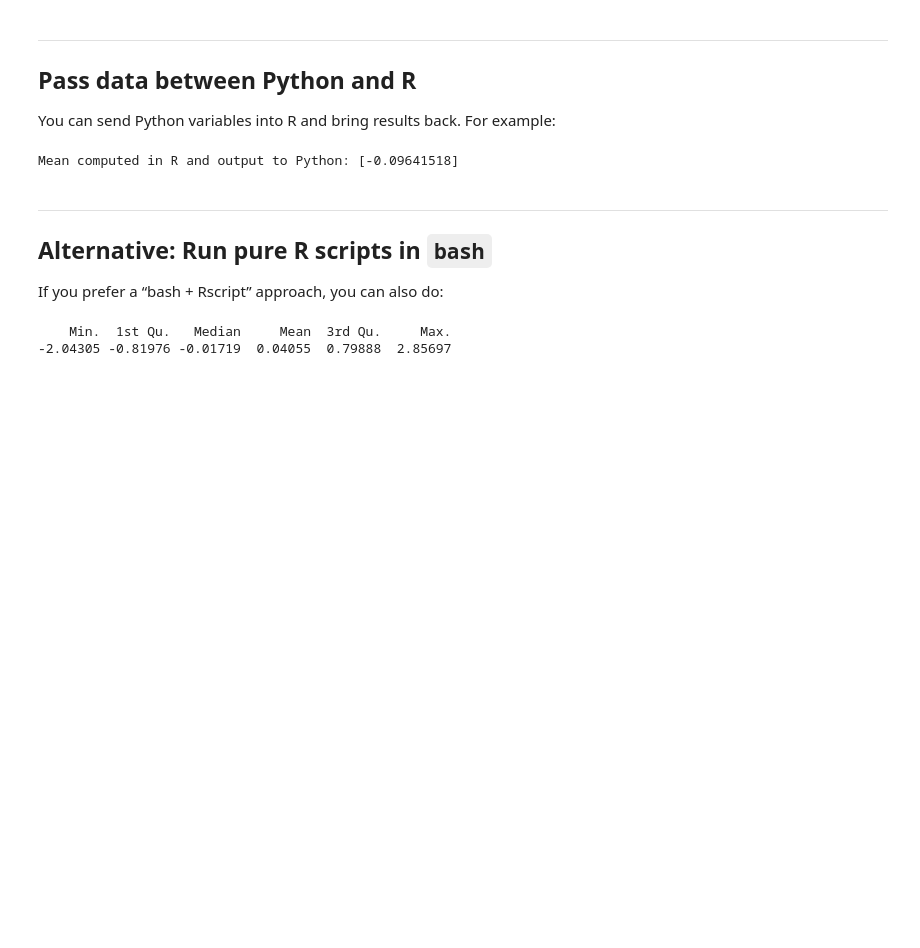
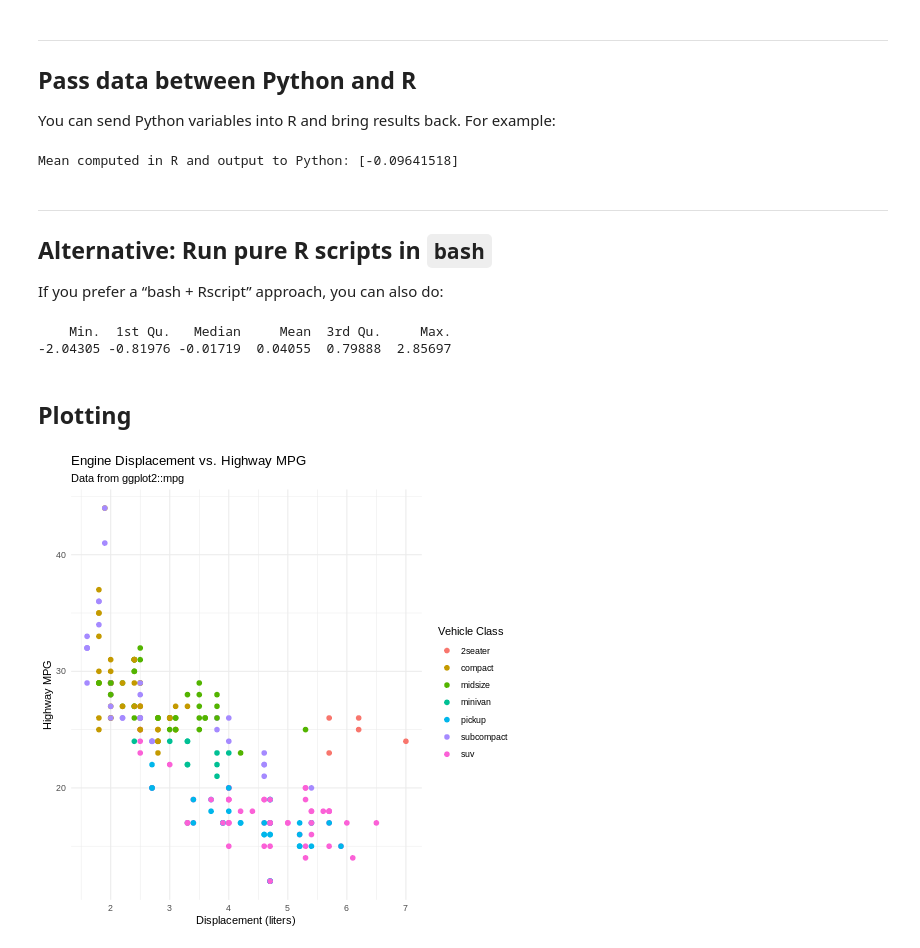
Before and after one commit to tamucc-comp-bio/howto_googlecollab, a Jupyter notebook: colab_R_quickstart.ipynb, the cells around one changed output. Saved outputs shown, nothing was run; the diff lists cells and outputs as text; code cells hidden in the pictures; blank space fills up the shorter version.

```diff
--- a/colab_R_quickstart.ipynb
+++ b/colab_R_quickstart.ipynb
@@ -159,3 +174,22 @@ Rscript -e "print(summary(rnorm(100)))"
 # %% [output]
     Min.  1st Qu.   Median     Mean  3rd Qu.     Max.
 -2.04305 -0.81976 -0.01719  0.04055  0.79888  2.85697
+# %% [markdown]
+## Plotting
+# %%
+%%R
+# tidyverse was installed an loaded above
+
+# Quick scatterplot of engine displacement vs highway mpg, colored by vehicle class
+ggplot(mpg, aes(x = displ, y = hwy, color = class)) +
+  geom_point(size = 2) +
+  labs(
+    title = "Engine Displacement vs. Highway MPG",
+    subtitle = "Data from ggplot2::mpg",
+    x = "Displacement (liters)",
+    y = "Highway MPG",
+    color = "Vehicle Class"
+  ) +
+  theme_minimal()
+# %% [output]
+[figure, added]
```
Also changed, not shown: parts of 3 cells of this notebook.
